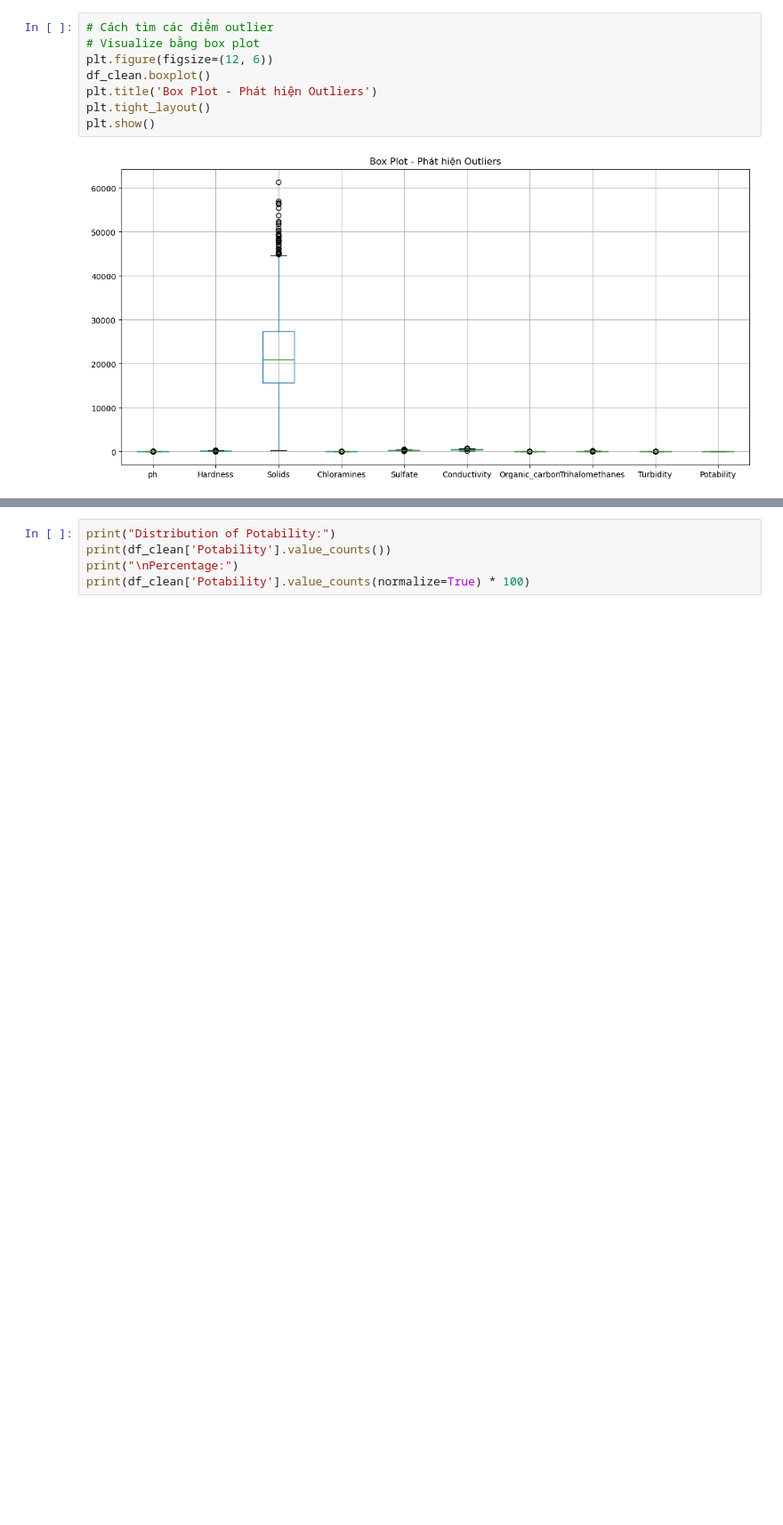
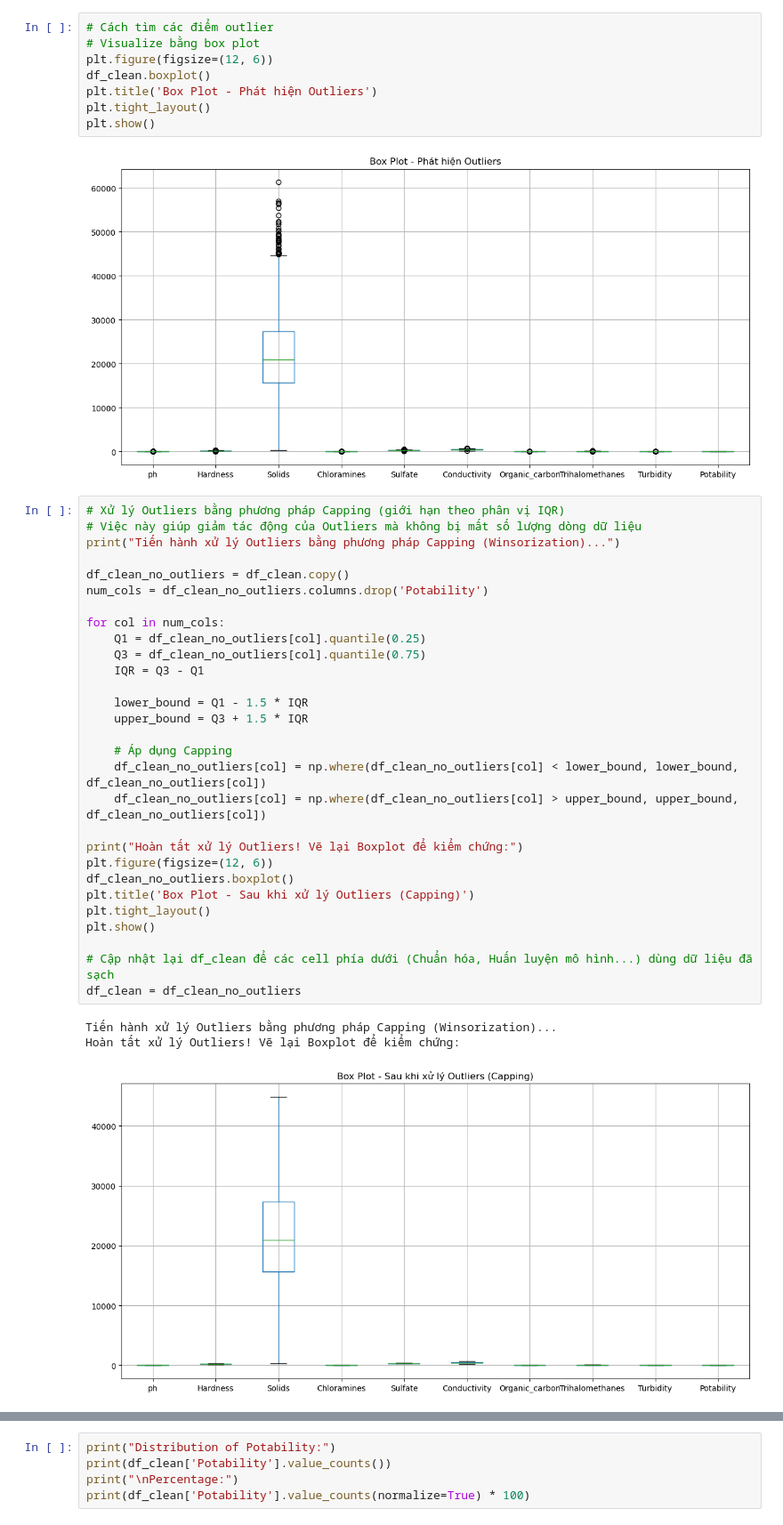
Before and after one commit to Thanh-112006/EDA_water_potability, a Jupyter notebook: EDA.ipynb, the cells around one changed output, grey strips where cells are left out. Shown at 89% size. Drawn from its saved outputs; the diff is of its cells as text; blank space fills up the shorter version.

```diff
--- a/EDA.ipynb
+++ b/EDA.ipynb
@@ -113,6 +114,39 @@ plt.tight_layout()
 plt.show()
 # %% [output]
 [figure]
+# %%
+# Xử lý Outliers bằng phương pháp Capping (giới hạn theo phân vị IQR)
+# Việc này giúp giảm tác động của Outliers mà không bị mất số lượng dòng dữ liệu
+print("Tiến hành xử lý Outliers bằng phương pháp Capping (Winsorization)...")
+
+df_clean_no_outliers = df_clean.copy()
+num_cols = df_clean_no_outliers.columns.drop('Potability')
+
+for col in num_cols:
+    Q1 = df_clean_no_outliers[col].quantile(0.25)
+    Q3 = df_clean_no_outliers[col].quantile(0.75)
+    IQR = Q3 - Q1
+
+    lower_bound = Q1 - 1.5 * IQR
+    upper_bound = Q3 + 1.5 * IQR
+
+    # Áp dụng Capping
+    df_clean_no_outliers[col] = np.where(df_clean_no_outliers[col] < lower_bound, lower_bound, df_clean_no_outliers[col])
+    df_clean_no_outliers[col] = np.where(df_clean_no_outliers[col] > upper_bound, upper_bound, df_clean_no_outliers[col])
+
+print("Hoàn tất xử lý Outliers! Vẽ lại Boxplot để kiểm chứng:")
+plt.figure(figsize=(12, 6))
+df_clean_no_outliers.boxplot()
+plt.title('Box Plot - Sau khi xử lý Outliers (Capping)')
+plt.tight_layout()
+plt.show()
+
+# Cập nhật lại df_clean để các cell phía dưới (Chuẩn hóa, Huấn luyện mô hình...) dùng dữ liệu đã sạch
+df_clean = df_clean_no_outliers
+# %% [output]
+Tiến hành xử lý Outliers bằng phương pháp Capping (Winsorization)...
+Hoàn tất xử lý Outliers! Vẽ lại Boxplot để kiểm chứng:
+[figure, added]
 # %%
 from scipy import stats
 
```
Also changed, not shown: parts of 7 cells of this notebook, 1 other file.
